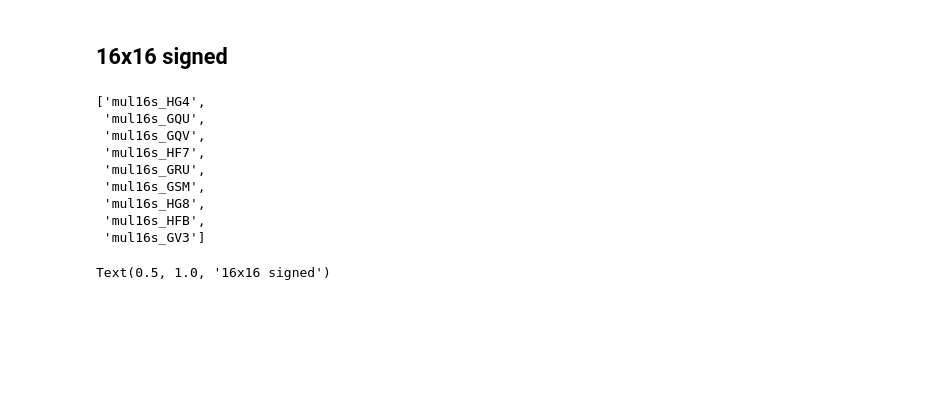
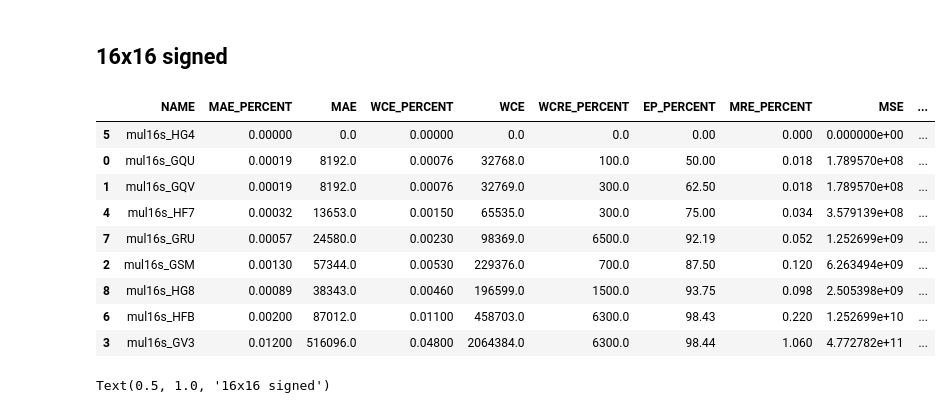
Before and after one commit to agrenier-gnss/axcgnss, a Jupyter notebook: signal_theory.ipynb, the cells around one changed output. Cells and saved outputs as stored; diff of their text form; code cells hidden in the pictures; blank space fills up the shorter version.

```diff
--- a/signal_theory.ipynb
+++ b/signal_theory.ipynb
@@ -351,21 +361,23 @@ Text(0.5, 1.0, '12x12 signed')
 ## 16x16 signed
 # %%
 import ealwrapper as ealw
+import pandas as pd
+import matplotlib.pyplot as plt
 
 df = ealw.getMultipliersEAL('16x16_signed')
 df = df.sort_values(by=['PDK45_PWR'], ascending=False)
 df
-df['NAME'].to_list()
 # %% [output]
-['mul16s_HG4',
- 'mul16s_GQU',
- 'mul16s_GQV',
- 'mul16s_HF7',
- 'mul16s_GRU',
- 'mul16s_GSM',
- 'mul16s_HG8',
- 'mul16s_HFB',
- 'mul16s_GV3']
+|  | NAME | MAE_PERCENT | MAE | WCE_PERCENT | WCE | WCRE_PERCENT | EP_PERCENT | MRE_PERCENT | MSE | ... |
+| 5 | mul16s_HG4 | 0.00000 | 0.0 | 0.00000 | 0.0 | 0.0 | 0.00 | 0.000 | 0.000000e+00 | ... |
+| 0 | mul16s_GQU | 0.00019 | 8192.0 | 0.00076 | 32768.0 | 100.0 | 50.00 | 0.018 | 1.789570e+08 | ... |
+| 1 | mul16s_GQV | 0.00019 | 8192.0 | 0.00076 | 32769.0 | 300.0 | 62.50 | 0.018 | 1.789570e+08 | ... |
+| 4 | mul16s_HF7 | 0.00032 | 13653.0 | 0.00150 | 65535.0 | 300.0 | 75.00 | 0.034 | 3.579139e+08 | ... |
+| 7 | mul16s_GRU | 0.00057 | 24580.0 | 0.00230 | 98369.0 | 6500.0 | 92.19 | 0.052 | 1.252699e+09 | ... |
+| 2 | mul16s_GSM | 0.00130 | 57344.0 | 0.00530 | 229376.0 | 700.0 | 87.50 | 0.120 | 6.263494e+09 | ... |
+| 8 | mul16s_HG8 | 0.00089 | 38343.0 | 0.00460 | 196599.0 | 1500.0 | 93.75 | 0.098 | 2.505398e+09 | ... |
+| 6 | mul16s_HFB | 0.00200 | 87012.0 | 0.01100 | 458703.0 | 6300.0 | 98.43 | 0.220 | 1.252699e+10 | ... |
+| 3 | mul16s_GV3 | 0.01200 | 516096.0 | 0.04800 | 2064384.0 | 6300.0 | 98.44 | 1.060 | 4.772782e+11 | ... |
 # %%
 ealw.plotKPI(df, 'MAE_PERCENT', 'PDK45_PWR', log_x=True)
 plt.title("16x16 signed")
```
Also changed, not shown: parts of 14 cells of this notebook, 7 other files.
